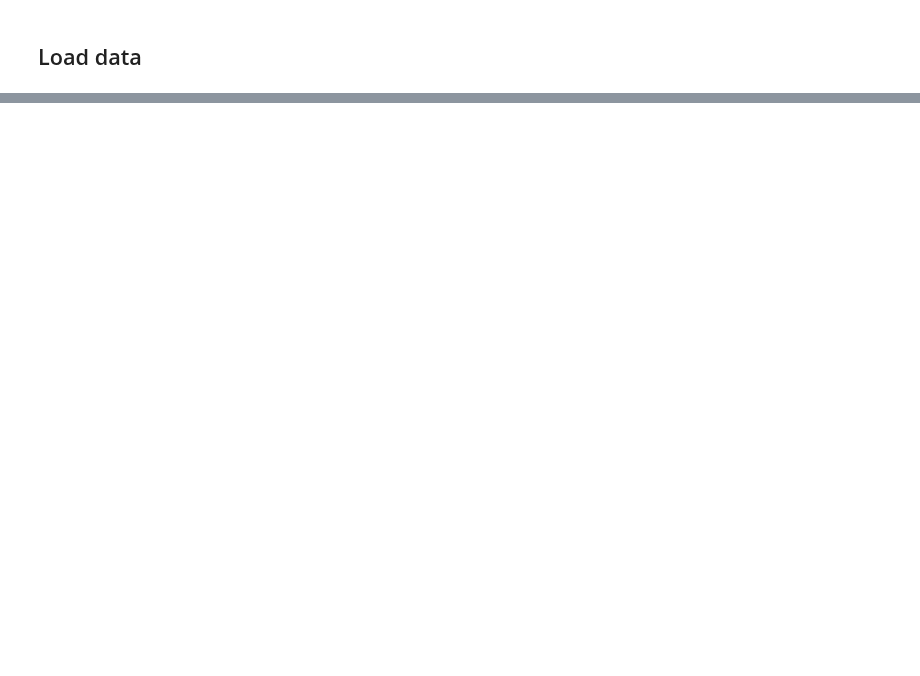
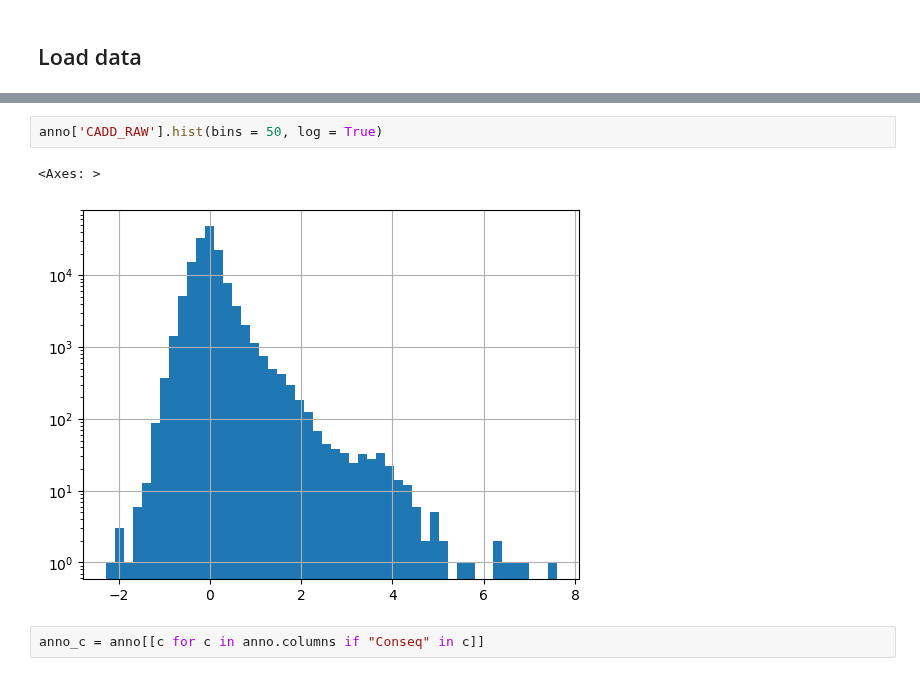
Before and after one commit to theislab/cellink, a Jupyter notebook: docs/notebooks/explore_annotations.ipynb, the cells around one changed output, grey strips where cells are left out. Saved outputs shown, nothing was run; the diff lists cells and outputs as text; blank space fills up the shorter version.

```diff
--- a/docs/notebooks/explore_annotations.ipynb
+++ b/docs/notebooks/explore_annotations.ipynb
@@ -97,0 +134,7 @@ AnnData object with n_obs × n_vars = 1034 × 143083
+# %%
+anno['CADD_RAW'].hist(bins = 50, log = True)
+# %% [output]
+<Axes: >
+[figure, added]
+# %%
+anno_c = anno[[c for c in anno.columns if "Conseq" in c]]
```
Also changed, not shown: parts of 22 cells of this notebook.
